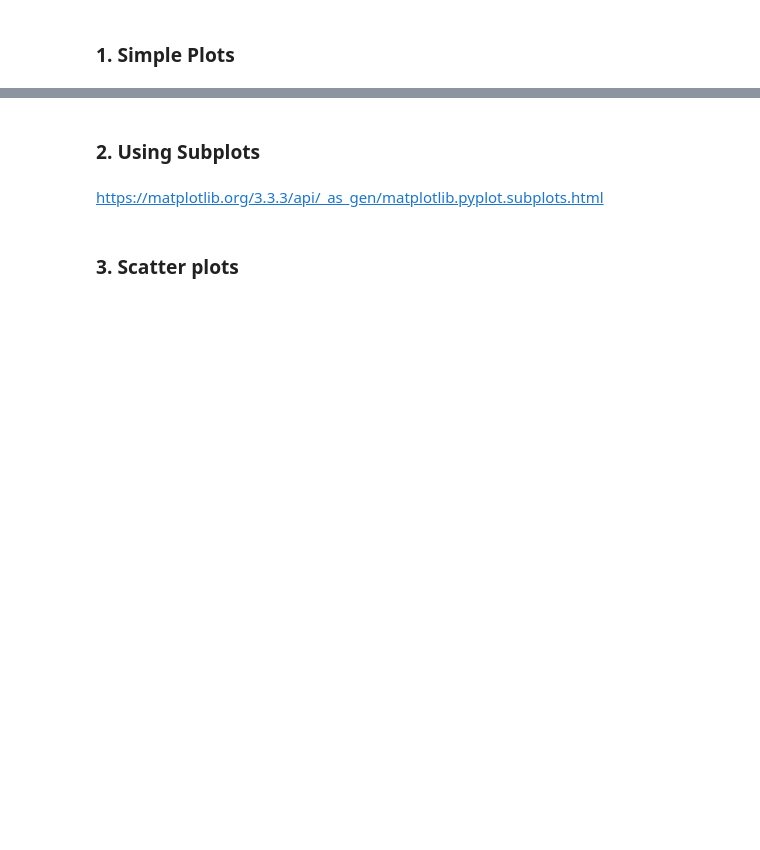
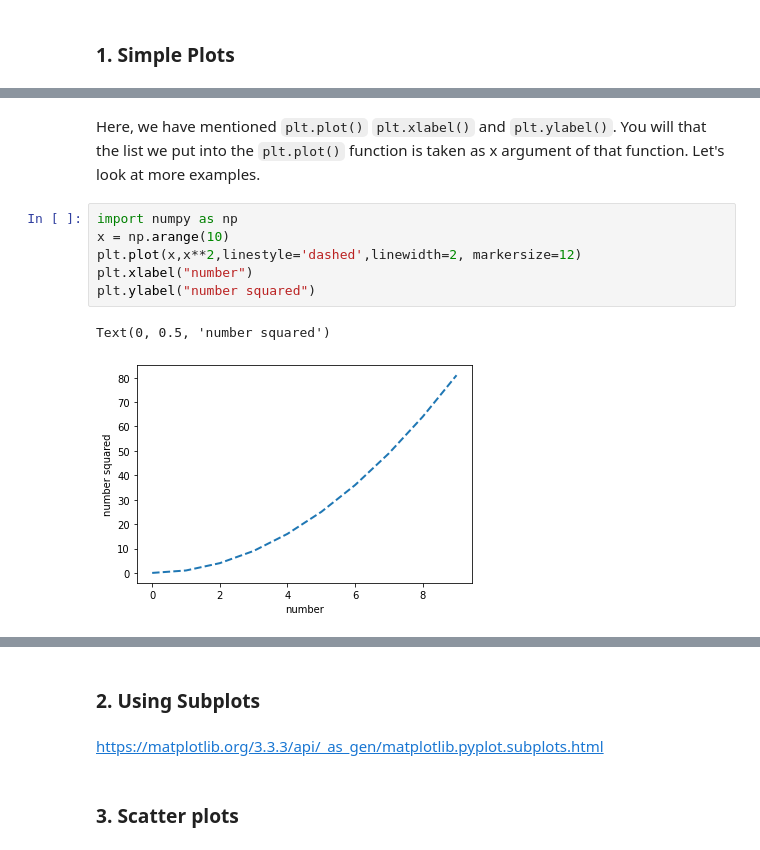
Before and after one commit to ytu-cvlab/mce-51069, a Jupyter notebook: _notebooks/2020-12-16-week1-day3.ipynb, the cells around one changed output, grey strips where cells are left out. Saved outputs shown, nothing was run; the diff lists cells and outputs as text; blank space fills up the shorter version.

```diff
--- a/_notebooks/2020-12-16-week1-day3.ipynb
+++ b/_notebooks/2020-12-16-week1-day3.ipynb
@@ -178,0 +186,11 @@ matplotlib.pyplot - https://matplotlib.org/api/pyplot_api.html
+# %% [markdown]
+Here, we have mentioned `plt.plot()` `plt.xlabel()` and `plt.ylabel()`. You will that the list we put into the `plt.plot()` function is taken as x argument of that function. Let's look at more examples.
+# %%
+import numpy as np
+x = np.arange(10)
+plt.plot(x,x**2,linestyle='dashed',linewidth=2, markersize=12)
+plt.xlabel("number")
+plt.ylabel("number squared")
+# %% [output]
+Text(0, 0.5, 'number squared')
+[figure, added]
```
Also changed, not shown: parts of 10 cells of this notebook, 1 other file.
